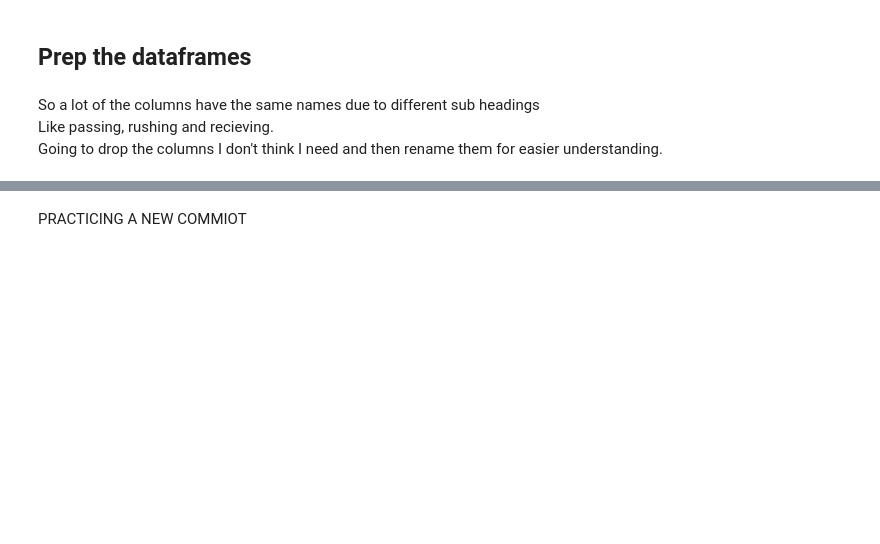
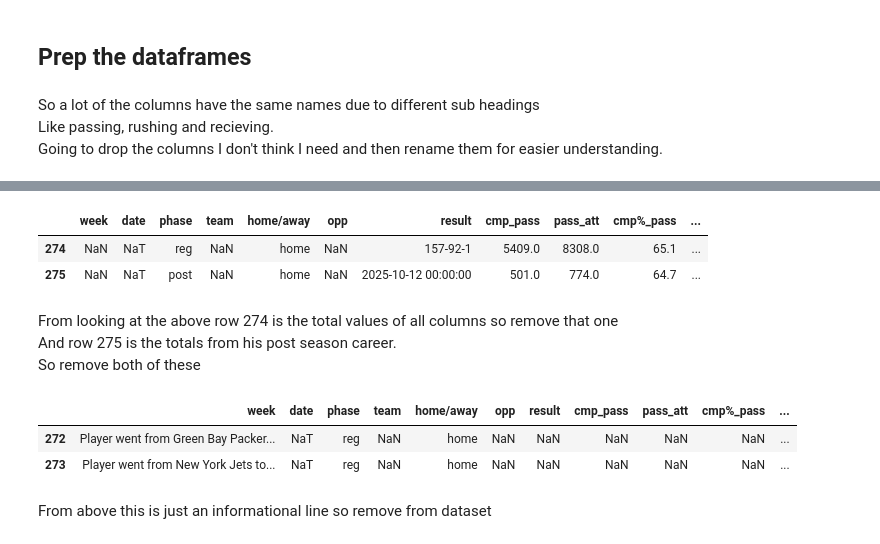
Before and after one commit to fonanroley/projects, a Jupyter notebook: qb_predictor.ipynb, the cells around one changed output, grey strips where cells are left out. Saved outputs shown, nothing was run; the diff lists cells and outputs as text; code cells hidden in the pictures; blank space fills up the shorter version.

Commit message:
Dataset now clean

```diff
--- a/qb_predictor.ipynb
+++ b/qb_predictor.ipynb
@@ -159,4 +191,12 @@ df.info()
 # %%
-df[df['week']].isna()
+df[df['week'].isna()]
+# %% [output]
+|  | week | date | phase | team | home/away | opp | result | cmp_pass | pass_att | cmp%_pass | ... |
+| 274 | NaN | NaT | reg | NaN | home | NaN | 157-92-1 | 5409.0 | 8308.0 | 65.1 | ... |
+| 275 | NaN | NaT | post | NaN | home | NaN | 2025-10-12 00:00:00 | 501.0 | 774.0 | 64.7 | ... |
-# %% [markdown]
-PRACTICING A NEW COMMIOT
+# %% [markdown]
+<p>
+From looking at the above row 274 is the total values of all columns so remove that one <br>
+And row 275 is the totals from his post season career. <br>
+So remove both of these <br>
+</p>
@@ -162,0 +205,10 @@ PRACTICING A NEW COMMIOT
+# %%
+df[df['date'].isna()]
+# %% [output]
+|  | week | date | phase | team | home/away | opp | result | cmp_pass | pass_att | cmp%_pass | ... |
+| 272 | Player went from Green Bay Packer... | NaT | reg | NaN | home | NaN | NaN | NaN | NaN | NaN | ... |
+| 273 | Player went from New York Jets to... | NaT | reg | NaN | home | NaN | NaN | NaN | NaN | NaN | ... |
+# %% [markdown]
+<p>
+From above this is just an informational line so remove from dataset
+</p>
```
Also changed, not shown: parts of 9 cells of this notebook.
